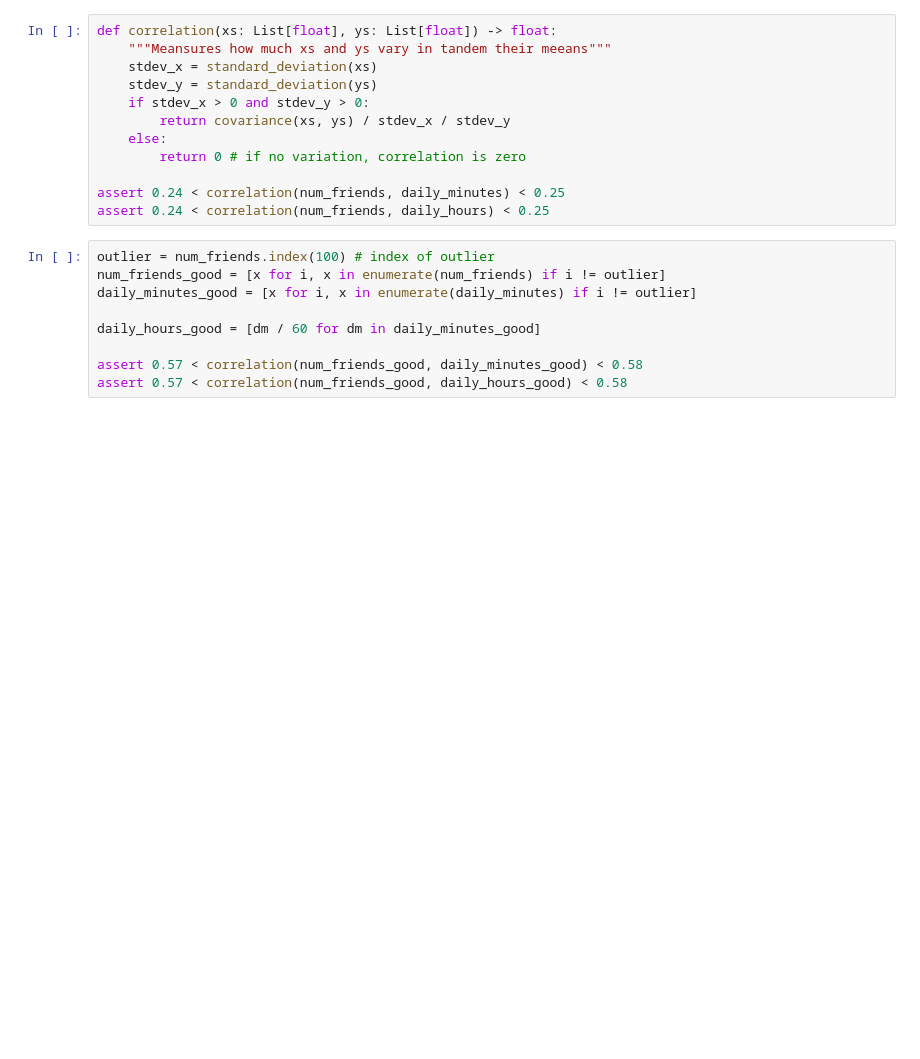
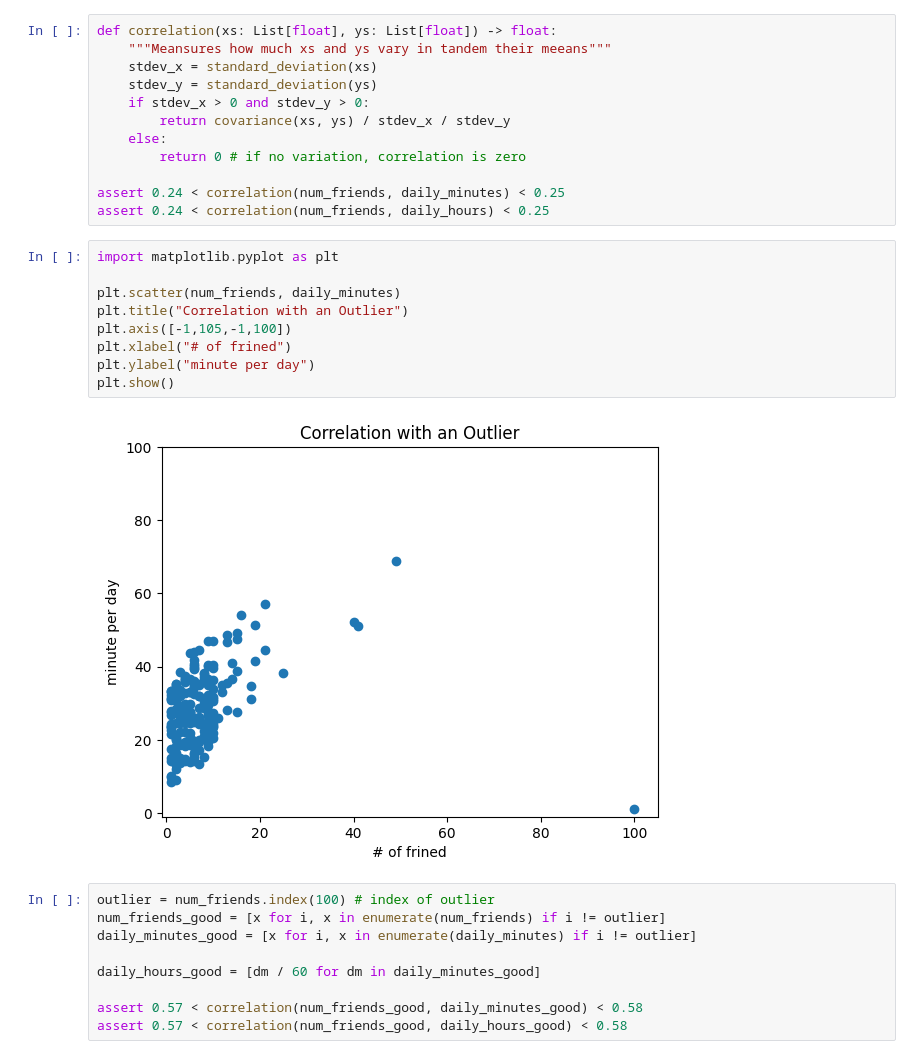
Before and after one commit to arityo182/Data-science-from-scratch, a Jupyter notebook: file ipynb/Chapter_5.ipynb, the cells around one changed output. Cells and saved outputs as stored; diff of their text form; blank space fills up the shorter version.

```diff
--- a/file ipynb/Chapter_5.ipynb
+++ b/file ipynb/Chapter_5.ipynb
@@ -215,6 +215,17 @@ def correlation(xs: List[float], ys: List[float]) -> float:
 
 assert 0.24 < correlation(num_friends, daily_minutes) < 0.25
 assert 0.24 < correlation(num_friends, daily_hours) < 0.25
+# %%
+import matplotlib.pyplot as plt
+
+plt.scatter(num_friends, daily_minutes)
+plt.title("Correlation with an Outlier")
+plt.axis([-1,105,-1,100])
+plt.xlabel("# of frined")
+plt.ylabel("minute per day")
+plt.show()
+# %% [output]
+[figure, added]
 # %%
 outlier = num_friends.index(100) # index of outlier
 num_friends_good = [x for i, x in enumerate(num_friends) if i != outlier]
```
Also changed, not shown: parts of 2 cells of this notebook, 17 other files.
